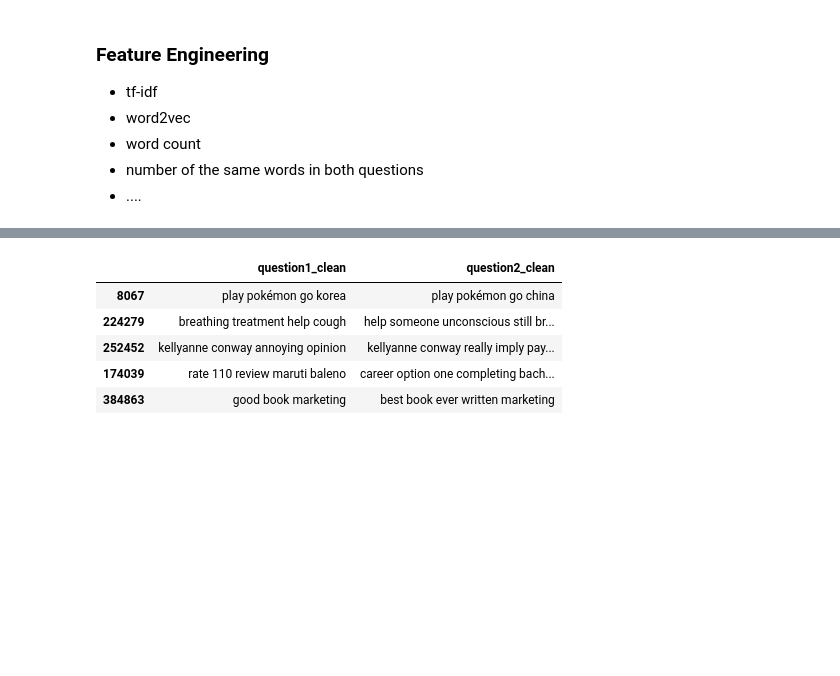
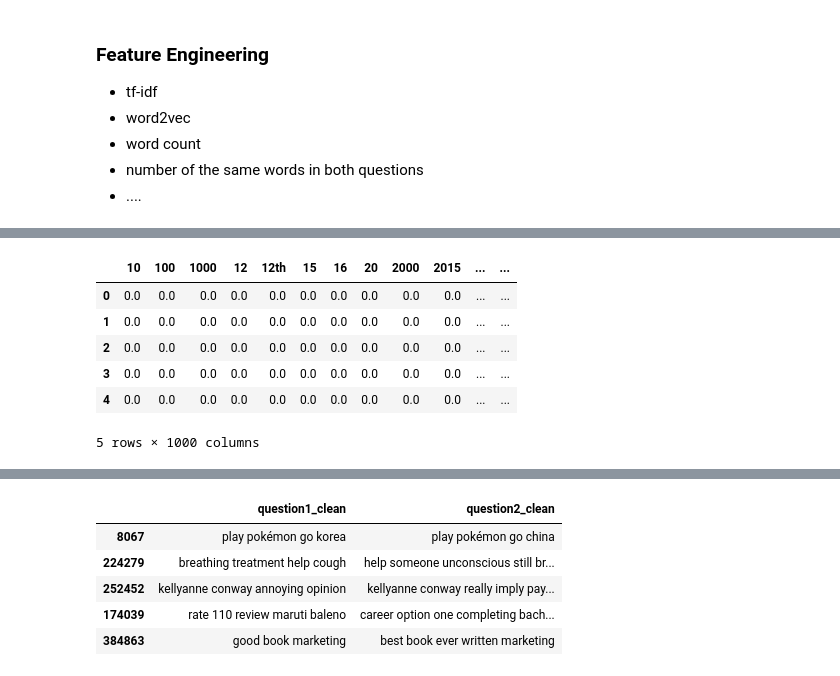
Before and after one commit to Jibu24/NLP-project, a Jupyter notebook: notebooks/mini_project_V.ipynb, the cells around one changed output, grey strips where cells are left out. Cells and saved outputs as stored; diff of their text form; code cells hidden in the pictures; blank space fills up the shorter version.

```diff
--- a/notebooks/mini_project_V.ipynb
+++ b/notebooks/mini_project_V.ipynb
@@ -142,0 +184,11 @@ X_train.head()
+# %%
+q2_df, vectorizer2 = create_doc_term_matrix(X_train['question2_clean'])
+q2_df.head()
+# %% [output]
+|  | 10 | 100 | 1000 | 12 | 12th | 15 | 16 | 20 | 2000 | 2015 | ... | ... |
+| 0 | 0.0 | 0.0 | 0.0 | 0.0 | 0.0 | 0.0 | 0.0 | 0.0 | 0.0 | 0.0 | ... | ... |
+| 1 | 0.0 | 0.0 | 0.0 | 0.0 | 0.0 | 0.0 | 0.0 | 0.0 | 0.0 | 0.0 | ... | ... |
+| 2 | 0.0 | 0.0 | 0.0 | 0.0 | 0.0 | 0.0 | 0.0 | 0.0 | 0.0 | 0.0 | ... | ... |
+| 3 | 0.0 | 0.0 | 0.0 | 0.0 | 0.0 | 0.0 | 0.0 | 0.0 | 0.0 | 0.0 | ... | ... |
+| 4 | 0.0 | 0.0 | 0.0 | 0.0 | 0.0 | 0.0 | 0.0 | 0.0 | 0.0 | 0.0 | ... | ... |
+5 rows × 1000 columns
```
Also changed, not shown: parts of 23 cells of this notebook.
